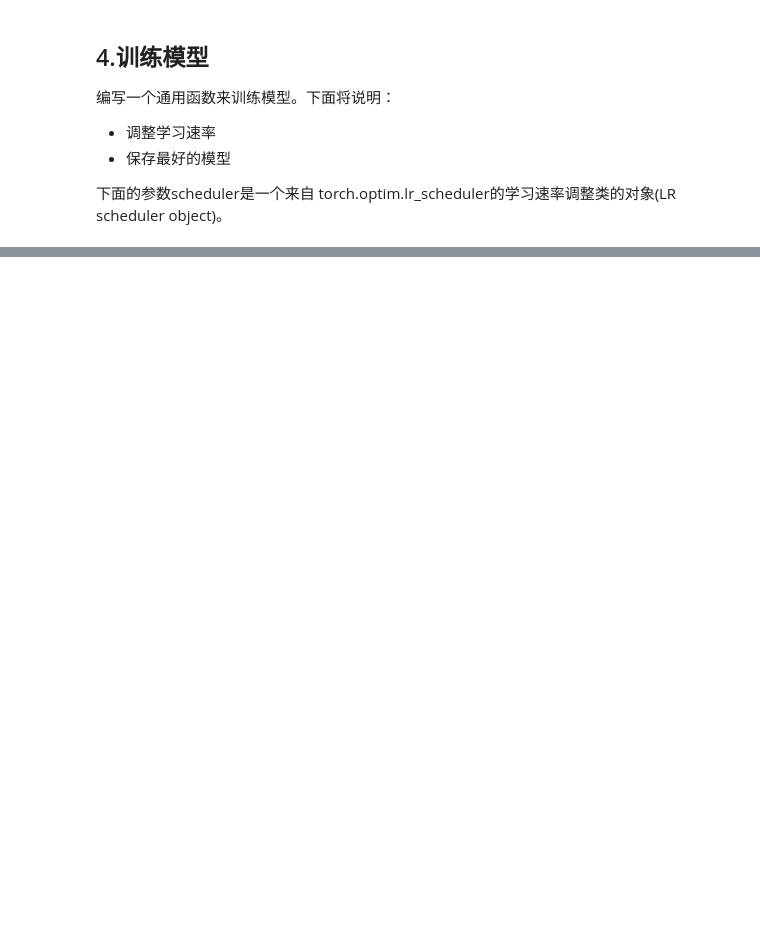
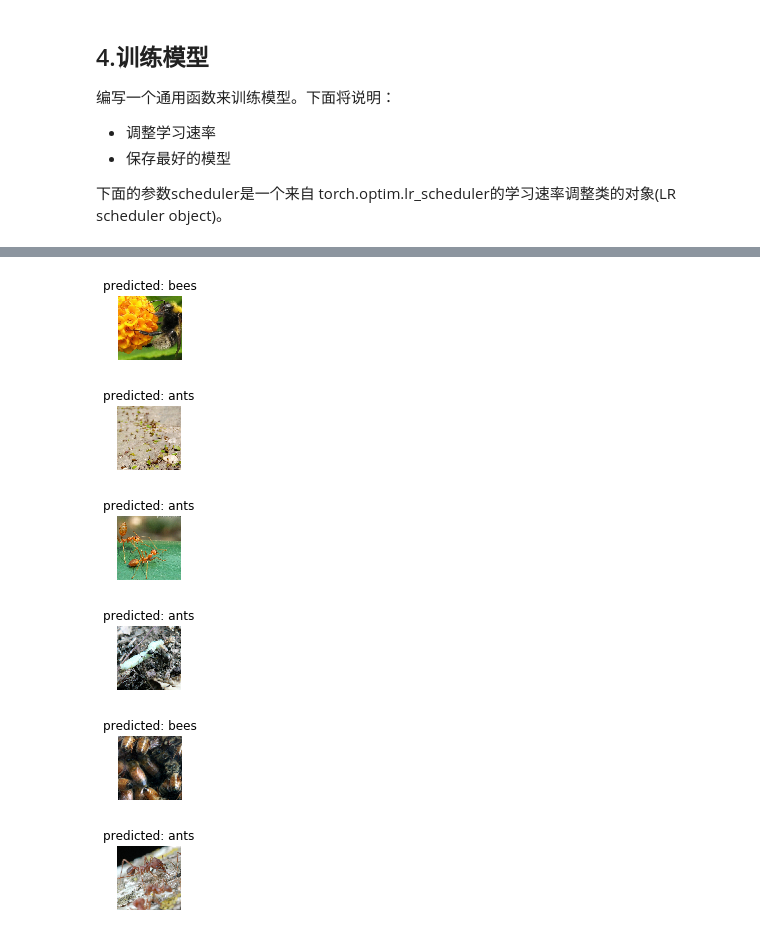
Before and after one commit to CJAPPLE5/pytorch_learning, a Jupyter notebook: 3/3.3 TansferLearning.ipynb, the cells around one changed output, grey strips where cells are left out. Drawn from its saved outputs; the diff is of its cells as text; code cells hidden in the pictures; blank space fills up the shorter version.

```diff
--- a/3/3.3 TansferLearning.ipynb
+++ b/3/3.3 TansferLearning.ipynb
@@ -129,0 +199,15 @@ def train_model(model, criterion, optimizer, scheduler, num_epochs = 25):
+# %%
+model_ft = models.resnet18(pretrained=True)
+num_ftrs = model_ft.fc.in_features
+model_ft.fc = nn.Linear(num_ftrs,2)
+
+model_ft = model_ft.to(device)
+
+criterion = nn.CrossEntropyLoss()
+
+
+# 观察所有参数都正在优化
+optimizer_ft = optim.SGD(model_ft.parameters(), lr=0.001, momentum=0.9)
+
+# 每7个epochs衰减LR通过设置gamma=0.1
+exp_lr_scheduler = lr_scheduler.StepLR(optimizer_ft, step_size=7, gamma=0.1)
@@ -129,0 +217,3 @@ def train_model(model, criterion, optimizer, scheduler, num_epochs = 25):
+# %%
+model_ft = train_model(model_ft, criterion,optimizer_ft,exp_lr_scheduler,
+                      num_epochs=25)
@@ -129,0 +238,9 @@ def train_model(model, criterion, optimizer, scheduler, num_epochs = 25):
+# %%
+visualize_model(model_ft)
+# %% [output]
+[figure, added]
+[figure, added]
+[figure, added]
+[figure, added]
+[figure, added]
+[figure, added]
```
Also changed, not shown: parts of 12 cells of this notebook, 2 other files.
